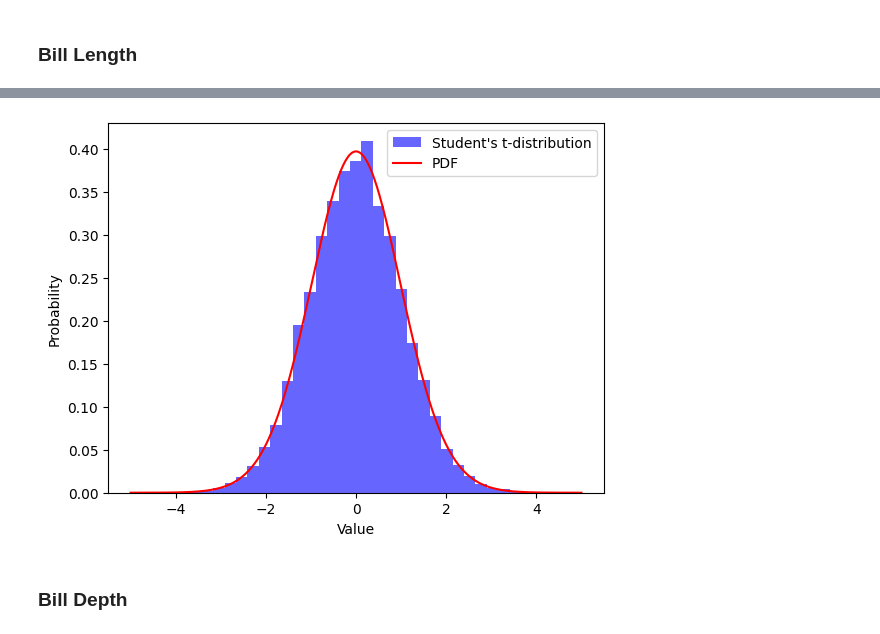
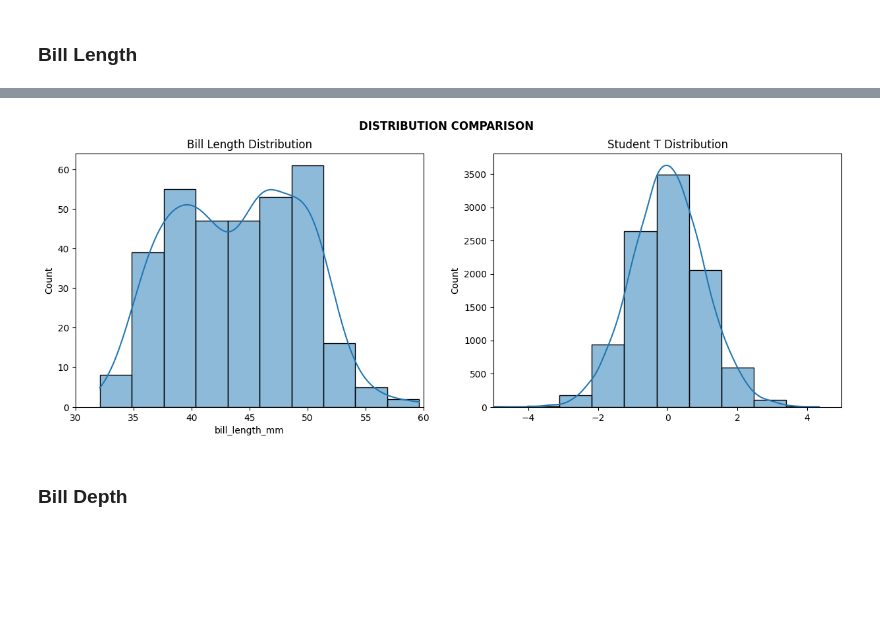
Before and after one commit to damienfarrell/fund-data, a Jupyter notebook: tasks.ipynb, the cells around one changed output, grey strips where cells are left out. Drawn from its saved outputs; the diff is of its cells as text; code cells hidden in the pictures; blank space fills up the shorter version.

```diff
--- a/tasks.ipynb
+++ b/tasks.ipynb
@@ -249,21 +234,19 @@ bill_length_df
-# %%
-df = 50
-num_samples = 10000
-
-t_distribution = np.random.standard_t(df, size=num_samples)
-
-plt.hist(t_distribution, bins=30, density=True, alpha=0.6, color='b', label='Student\'s t-distribution')
-
-x = np.linspace(-5, 5, 400)
-t_pdf = stats.t.pdf(x, df)
-plt.plot(x, t_pdf, 'r-', label='PDF')
-
-plt.xlabel('Value')
-plt.ylabel('Probability')
-plt.legend()
-
-plt.show()
-# %% [output]
-[figure, removed]
+# %%
+degrees_of_freedom = 20
+num_samples = 10000
+t_distribution = np.random.standard_t(degrees_of_freedom, size=num_samples)
+
+figure, axes = plt.subplots(1, 2, figsize=(15, 5))
+figure.suptitle('DISTRIBUTION COMPARISON', fontweight='bold')
+
+axes[0].set_title('Bill Length Distribution')
+axes[0].set_xlim(30, 60)
+sns.histplot(df[numerical_variables.columns[0]], kde=True, bins=10, ax=axes[0])
+
+axes[1].set_title('Student T Distribution')
+axes[1].set_xlim(-5, 5)
+sns.histplot(t_distribution, kde=True, bins=10, ax=axes[1]);
+# %% [output]
+[figure, added]
 # %% [markdown]
 ### Bill Depth
```
Also changed, not shown: parts of 22 cells of this notebook.
